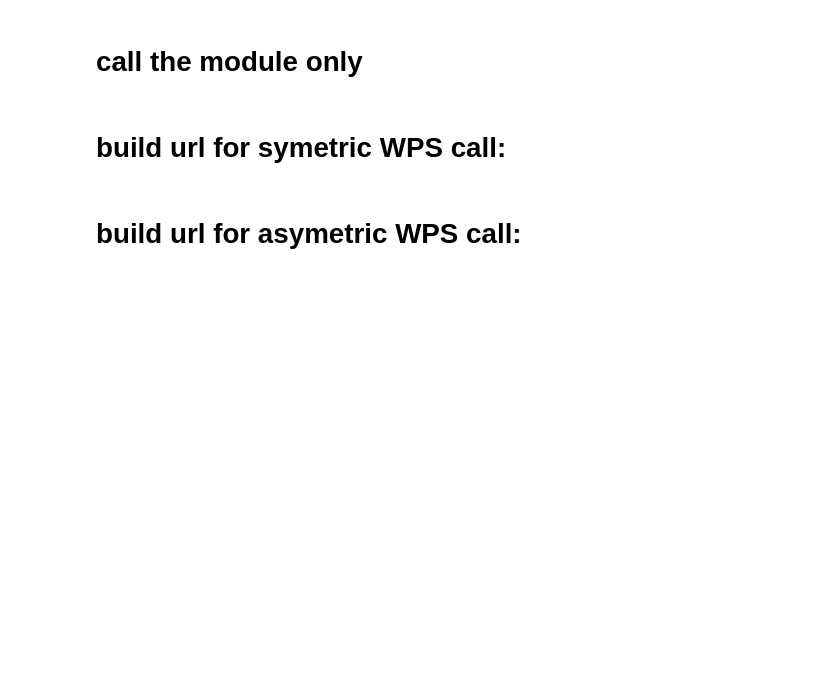
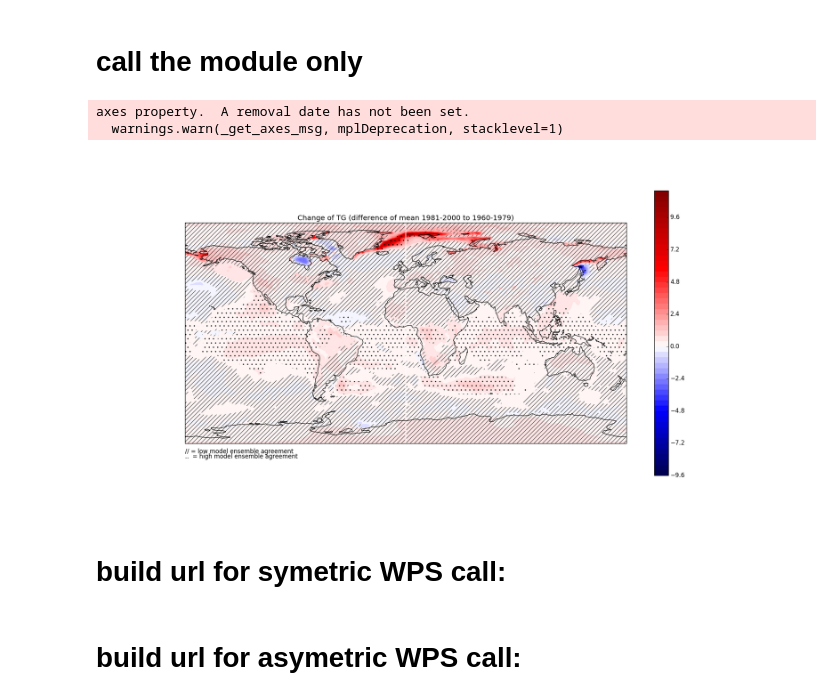
Before and after one commit to bird-house/flyingpigeon, a Jupyter notebook: notebooks/WPS_ensembleRobustness.ipynb, the cells around one changed output. Saved outputs shown, nothing was run; the diff lists cells and outputs as text; code cells hidden in the pictures; blank space fills up the shorter version.

```diff
--- a/notebooks/WPS_ensembleRobustness.ipynb
+++ b/notebooks/WPS_ensembleRobustness.ipynb
@@ -110,13 +107,18 @@ from flyingpigeon.ensembleRobustness import worker
 # %%
 files = []
 
 for i in range(1,16): #
     files.append('/home/estimr1/EUCLEIA/indices/TG/DJF/TG_DJF_HadGEM3-A-N216_historical_r1i1p%s_19600101-20131230.nc' % (i))
 
-signal, low_agreement_mask, high_agreement_mask, graphic = worker(resource=files, start=None, end=None, timeslice=20, variable=None)
+signal, low_agreement_mask, high_agreement_mask, graphic, text = worker(resource=files, start=1960, end=2000,
+                                                                  timeslice=20, variable='TG')
 
 from IPython.display import Image
 Image(filename=graphic)
+# %% [output]
+axes property.  A removal date has not been set.
+  warnings.warn(_get_axes_msg, mplDeprecation, stacklevel=1)
+[figure, added]
 # %% [markdown]
 # build url for symetric WPS call:
 # %%
```
Also changed, not shown: parts of 9 cells of this notebook, 5 other files.
